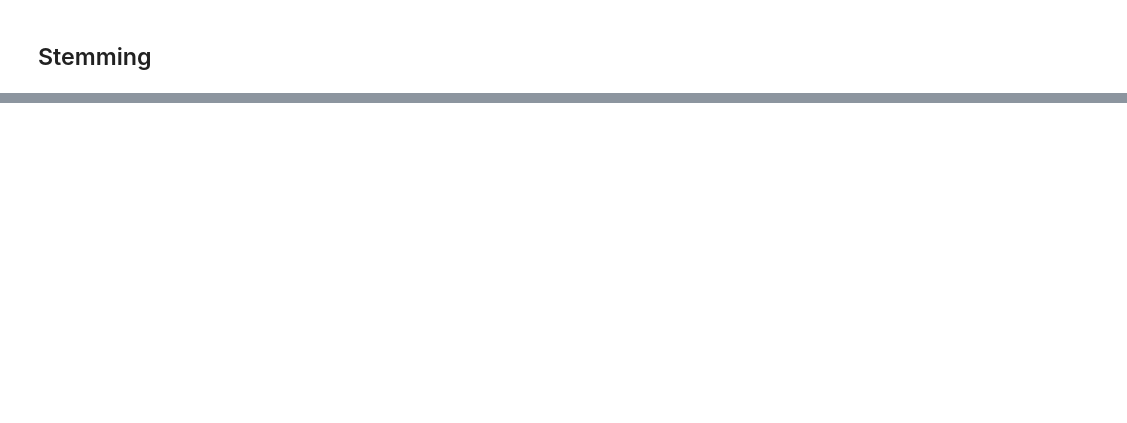
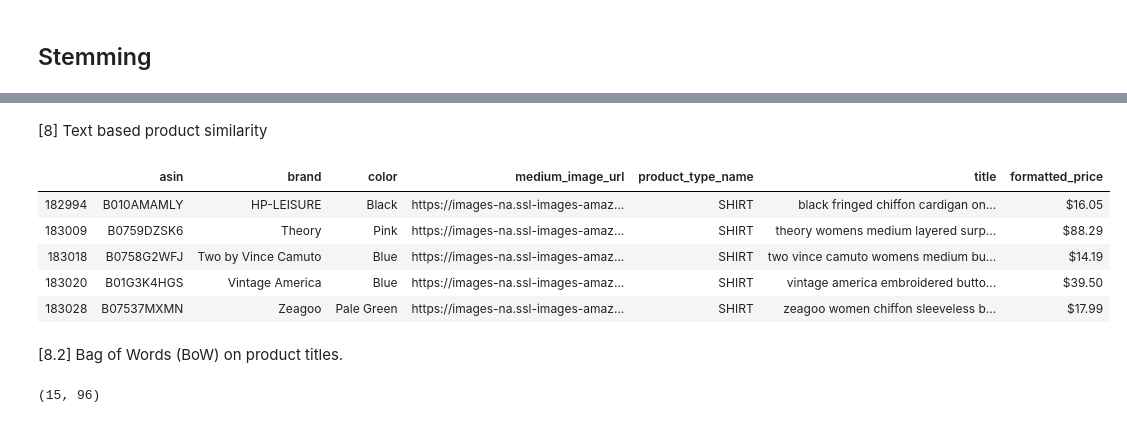
Before and after one commit to techchefsouho99/Amazon-Recomendation-System, a Jupyter notebook: recommendationsystem.ipynb, the cells around one changed output, grey strips where cells are left out. Drawn from its saved outputs; the diff is of its cells as text; code cells hidden in the pictures; blank space fills up the shorter version.

```diff
--- a/recommendationsystem.ipynb
+++ b/recommendationsystem.ipynb
@@ -522,0 +533,12 @@ print(stemmer.stem('fishing'))
+# %% [markdown]
+[8] Text based product similarity
+# %%
+data = pd.read_pickle('pickels/16k_apperal_data_preprocessed')
+data.head()
+# %% [output]
+|  | asin | brand | color | medium_image_url | product_type_name | title | formatted_price |
+| 182994 | B010AMAMLY | HP-LEISURE | Black | https://images-na.ssl-images-amaz... | SHIRT | black fringed chiffon cardigan on... | $16.05 |
+| 183009 | B0759DZSK6 | Theory | Pink | https://images-na.ssl-images-amaz... | SHIRT | theory womens medium layered surp... | $88.29 |
+| 183018 | B0758G2WFJ | Two by Vince Camuto | Blue | https://images-na.ssl-images-amaz... | SHIRT | two vince camuto womens medium bu... | $14.19 |
+| 183020 | B01G3K4HGS | Vintage America | Blue | https://images-na.ssl-images-amaz... | SHIRT | vintage america embroidered butto... | $39.50 |
+| 183028 | B07537MXMN | Zeagoo | Pale Green | https://images-na.ssl-images-amaz... | SHIRT | zeagoo women chiffon sleeveless b... | $17.99 |
@@ -522,0 +666,16 @@ print(stemmer.stem('fishing'))
+# %% [markdown]
+[8.2] Bag of Words (BoW) on product titles.
+# %%
+from sklearn.feature_extraction.text import CountVectorizer
+title_vectorizer = CountVectorizer()
+title_features   = title_vectorizer.fit_transform(data['title'])
+title_features.get_shape() # get number of rows and columns in feature matrix.
+# title_features.shape = #data_points * #words_in_corpus
+# CountVectorizer().fit_transform(corpus) returns
+# the a sparase matrix of dimensions #data_points * #words_in_corpus
+
+# What is a sparse vector?
+
+# title_features[doc_id, index_of_word_in_corpus] = number of times the word occured in that doc
+# %% [output]
+(15, 96)
```
Also changed, not shown: parts of 4 cells of this notebook.
